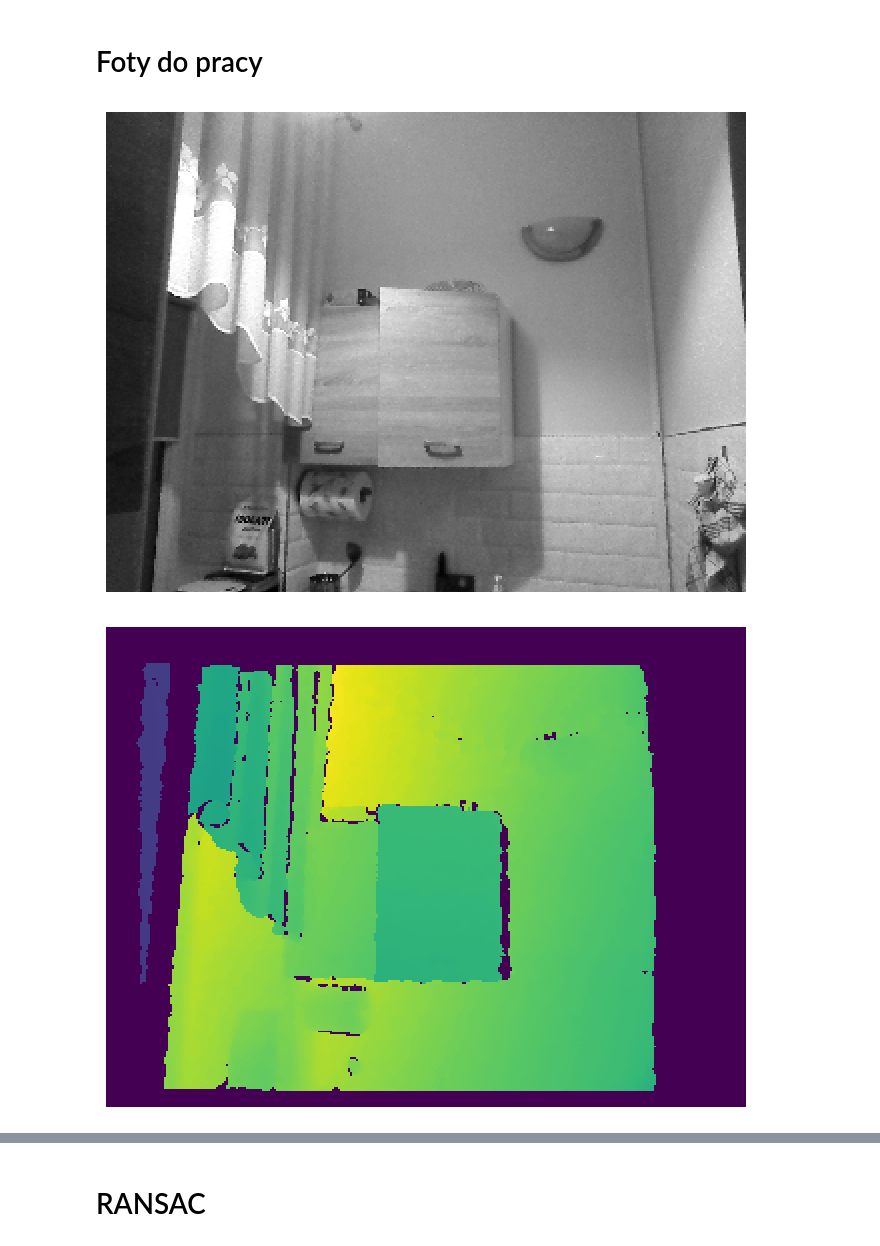
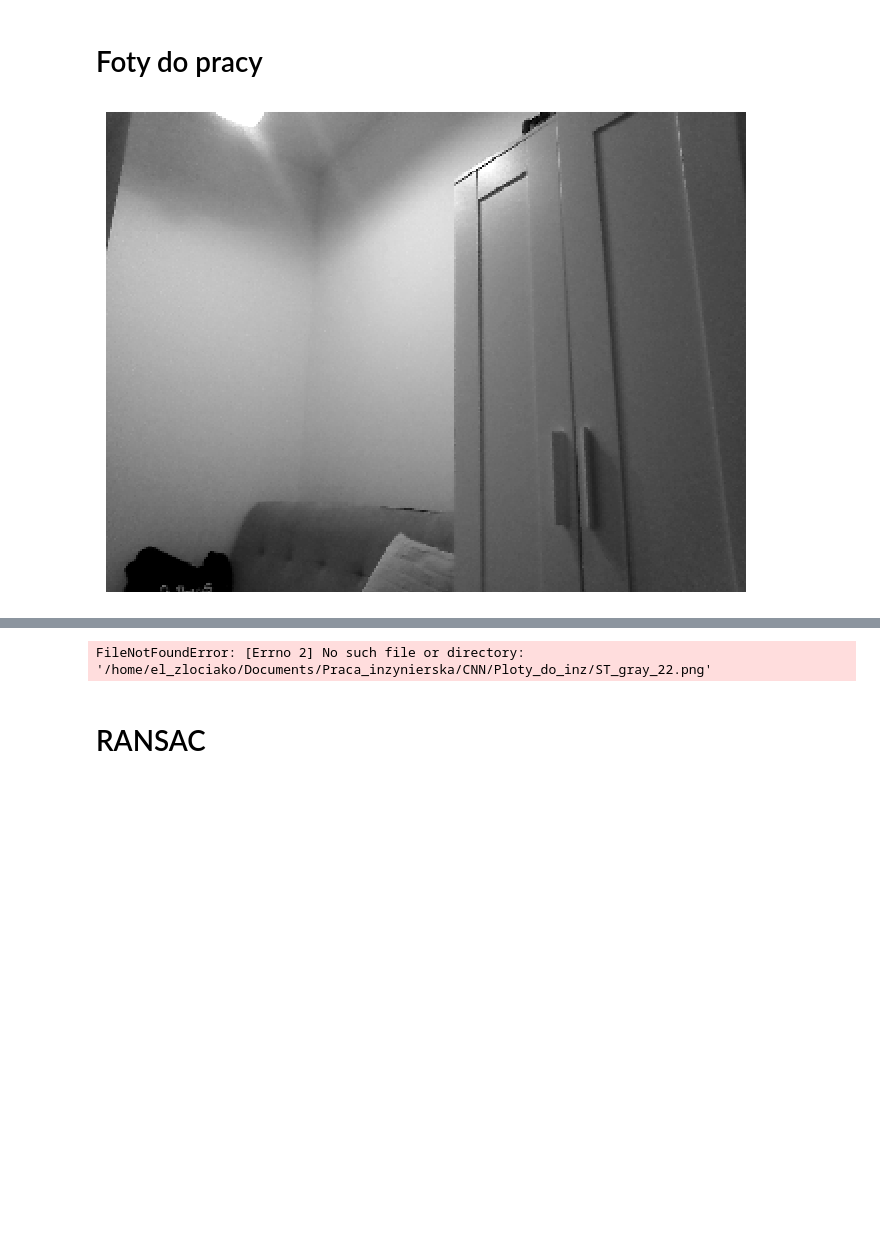
Before and after one commit to elzlociako/AoR_EngineerProject, a Jupyter notebook: CNN/Segmentation/Second_script_segmentation.ipynb, the cells around one changed output, grey strips where cells are left out. Saved outputs shown, nothing was run; the diff lists cells and outputs as text; code cells hidden in the pictures; blank space fills up the shorter version.

```diff
--- a/CNN/Segmentation/Second_script_segmentation.ipynb
+++ b/CNN/Segmentation/Second_script_segmentation.ipynb
@@ -304,10 +304,10 @@ NameError: name 'stop' is not defined
 # %%
 device='cuda'
 Model= smp.Unet(in_channels=3, classes=1,encoder_weights=None,encoder_name='timm-resnest50d').to(device)
-Model.load_state_dict(torch.load('Modele/Small_UN1_60Epoch.pt'))
+Model.load_state_dict(torch.load('Modele/Big_UN1_60Epoch.pt'))
 Model.eval()
 
-ModelCutter.load_state_dict(torch.load('Modele/Small_UN2-60E.pt'))
+ModelCutter.load_state_dict(torch.load('Modele/Big_UN2-60E.pt'))
 ModelCutter.eval()
 # %% [output]
 Unet(
@@ -440,30 +444,30 @@ np.std(val_err)
 Model.eval()
 ModelCutter.eval()
 
-num = 6 #6 8 11 19 30 #1 8 12 23 31
-One_photo_x = X_validation[num].reshape(1,
-                                      X_validation[num].shape[0],
-                                      X_validation[num].shape[1],
-                                      X_validation[num].shape[2]
+num = 22 #6 8 11 19 30 #1 8 12 23 31
+# One_photo_x = X_validation[num].reshape(1,
+#                                       X_validation[num].shape[0],
+#                                       X_validation[num].shape[1],
+#                                       X_validation[num].shape[2]
+#                                      ).to(device)
+
+# One_photo_y = y_validation[num].reshape(1,
+#                                       y_validation[num].shape[0],
+#                                       y_validation[num].shape[1],
+#                                       y_validation[num].shape[2]
+#                                      ).to(device)
+
+One_photo_x = X_test[num].reshape(1,
+                                      X_test[num].shape[0],
+                                      X_test[num].shape[1],
+                                      X_test[num].shape[2]
                                      ).to(device)
 
-One_photo_y = y_validation[num].reshape(1,
-                                      y_validation[num].shape[0],
-                                      y_validation[num].shape[1],
-                                      y_validation[num].shape[2]
+One_photo_y = y_test[num].reshape(1,
+                                      y_test[num].shape[0],
+                                      y_test[num].shape[1],
+                                      y_test[num].shape[2]
                                      ).to(device)
-
-# One_photo_x = X_test[num].reshape(1,
-#                                       X_test[num].shape[0],
-#                                       X_test[num].shape[1],
-#                                       X_test[num].shape[2]
-#                                      ).to(device)
-
-# One_photo_y = y_test[num].reshape(1,
-#                                       y_test[num].shape[0],
-#                                       y_test[num].shape[1],
-#                                       y_test[num].shape[2]
-#                                      ).to(device)
 
 with torch.no_grad():
     seg2D = Model(One_photo_x)
@@ -475,33 +479,32 @@ with torch.no_grad():
     seg3D = F.threshold(seg3D, 1, 0)
 
 images_buff = inv_resize(One_photo_x[0])
 RGB_buff = images_buff[0].cpu().numpy()*255
 RGB_buff = np.ascontiguousarray(RGB_buff, dtype=np.uint8)
 
 DEPTH_buff = images_buff[1].cpu().numpy()*5500
 trueAxis_buff = inv_resize(seg2D[0]).cpu().detach().numpy().transpose(1,2,0)
 predAxis_buff = inv_resize(seg3D[0]).cpu().detach().numpy().transpose(1,2,0)
 
 #             NEW_DEPTH = DEPTH_buffq
 
 def SaveFig(input, path, cmap=None):
     fig = plt.figure(frameon=False)
     ax = plt.Axes(fig, [0., 0., 1., 1.])
     ax.set_axis_off()
     fig.add_axes(ax)
     ax.imshow(input, aspect='auto',cmap=cmap)
     plt.show()
     fig.savefig(path, format='png')
 
-# IMG_path = '/home/el_zlociako/Documents/Praca_inzynierska/CNN/Ploty_do_inz/'
+IMG_path = '/home/el_zlociako/Documents/Praca_inzynierska/CNN/Ploty_do_inz/'
 
 SaveFig(images_buff[0].cpu().numpy(), IMG_path+f'ST_gray_{num}.png',cmap='gray')
 SaveFig(images_buff[1].cpu().numpy(), IMG_path+f'ST_depth_{num}.png',)
 SaveFig(images_buff[2].cpu().numpy(), IMG_path+f'ST_depthMinus_{num}.png',)
 SaveFig(seg2D[0].cpu().detach().numpy().transpose(1,2,0), IMG_path+f'ST_U1_{num}.png')
 SaveFig(seg3D[0].cpu().detach().numpy().transpose(1,2,0), IMG_path+f'ST_U2_{num}.png')
 SaveFig(One_photo_y[0].cpu().detach().numpy().transpose(1,2,0), IMG_path+f'ST_GT_{num}.png')
 # np.save('Images/test_seg.npy', seg3D[0].cpu().detach().numpy().transpose(1,2,0))
 # %% [output]
-[figure, old version]
+[figure, new version]
-[figure, removed]
@@ -512,3 +511,4 @@ SaveFig(One_photo_y[0].cpu().detach().numpy().transpose(1,2,0), IMG_path+f'ST_GT
+FileNotFoundError: [Errno 2] No such file or directory: '/home/el_zlociako/Documents/Praca_inzynierska/CNN/Ploty_do_inz/ST_gray_22.png'
 # %% [markdown]
 # RANSAC
 # %%
```
Also changed, not shown: parts of 3 cells of this notebook, 4 other files.
